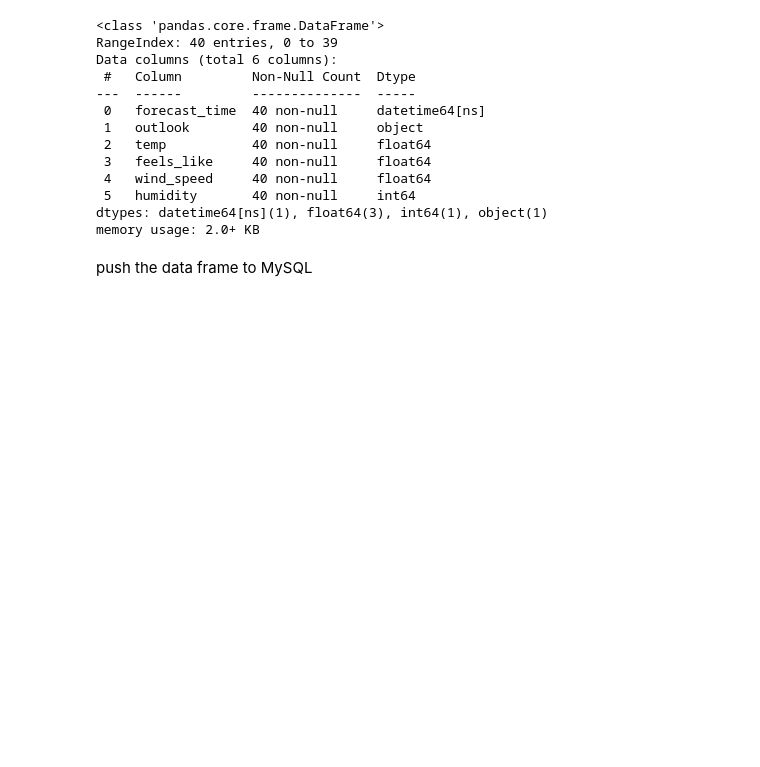
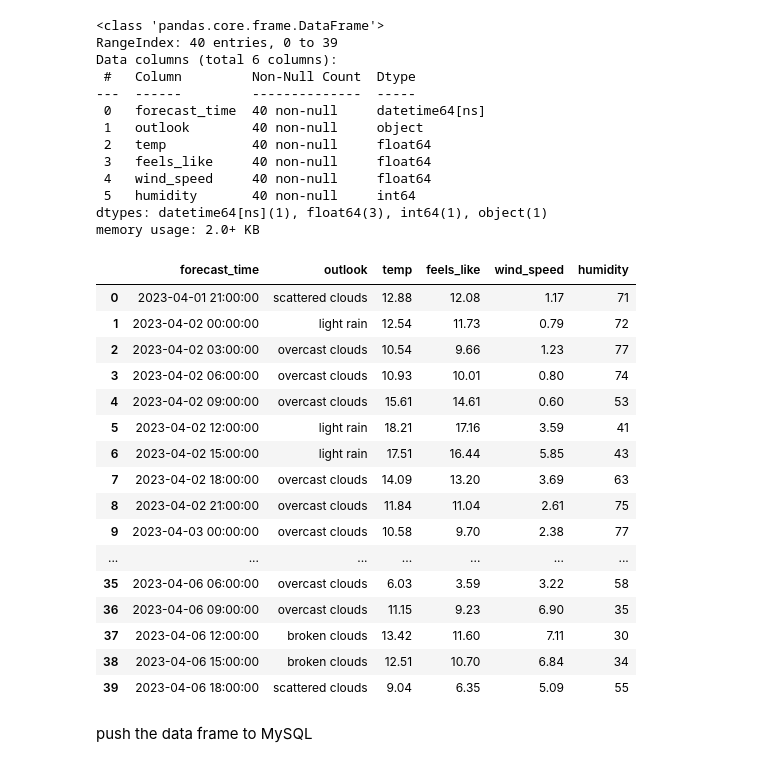
Before and after one commit to Joldon/data_pipelines_cloud, a Jupyter notebook: weather_api.ipynb, the cells around one changed output. Cells and saved outputs as stored; diff of their text form; code cells hidden in the pictures; blank space fills up the shorter version.

```diff
--- a/weather_api.ipynb
+++ b/weather_api.ipynb
@@ -307,6 +314,26 @@ Data columns (total 6 columns):
  5   humidity       40 non-null     int64
 dtypes: datetime64[ns](1), float64(3), int64(1), object(1)
 memory usage: 2.0+ KB
+# %%
+forecast_df
+# %% [output]
+|  | forecast_time | outlook | temp | feels_like | wind_speed | humidity |
+| 0 | 2023-04-01 21:00:00 | scattered clouds | 12.88 | 12.08 | 1.17 | 71 |
+| 1 | 2023-04-02 00:00:00 | light rain | 12.54 | 11.73 | 0.79 | 72 |
+| 2 | 2023-04-02 03:00:00 | overcast clouds | 10.54 | 9.66 | 1.23 | 77 |
+| 3 | 2023-04-02 06:00:00 | overcast clouds | 10.93 | 10.01 | 0.80 | 74 |
+| 4 | 2023-04-02 09:00:00 | overcast clouds | 15.61 | 14.61 | 0.60 | 53 |
+| 5 | 2023-04-02 12:00:00 | light rain | 18.21 | 17.16 | 3.59 | 41 |
+| 6 | 2023-04-02 15:00:00 | light rain | 17.51 | 16.44 | 5.85 | 43 |
+| 7 | 2023-04-02 18:00:00 | overcast clouds | 14.09 | 13.20 | 3.69 | 63 |
+| 8 | 2023-04-02 21:00:00 | overcast clouds | 11.84 | 11.04 | 2.61 | 75 |
+| 9 | 2023-04-03 00:00:00 | overcast clouds | 10.58 | 9.70 | 2.38 | 77 |
+| ... | ... | ... | ... | ... | ... | ... |
+| 35 | 2023-04-06 06:00:00 | overcast clouds | 6.03 | 3.59 | 3.22 | 58 |
+| 36 | 2023-04-06 09:00:00 | overcast clouds | 11.15 | 9.23 | 6.90 | 35 |
+| 37 | 2023-04-06 12:00:00 | broken clouds | 13.42 | 11.60 | 7.11 | 30 |
+| 38 | 2023-04-06 15:00:00 | broken clouds | 12.51 | 10.70 | 6.84 | 34 |
+| 39 | 2023-04-06 18:00:00 | scattered clouds | 9.04 | 6.35 | 5.09 | 55 |
 # %% [markdown]
 push the data frame to MySQL
 # %%
```
Also changed, not shown: parts of 13 cells of this notebook.
